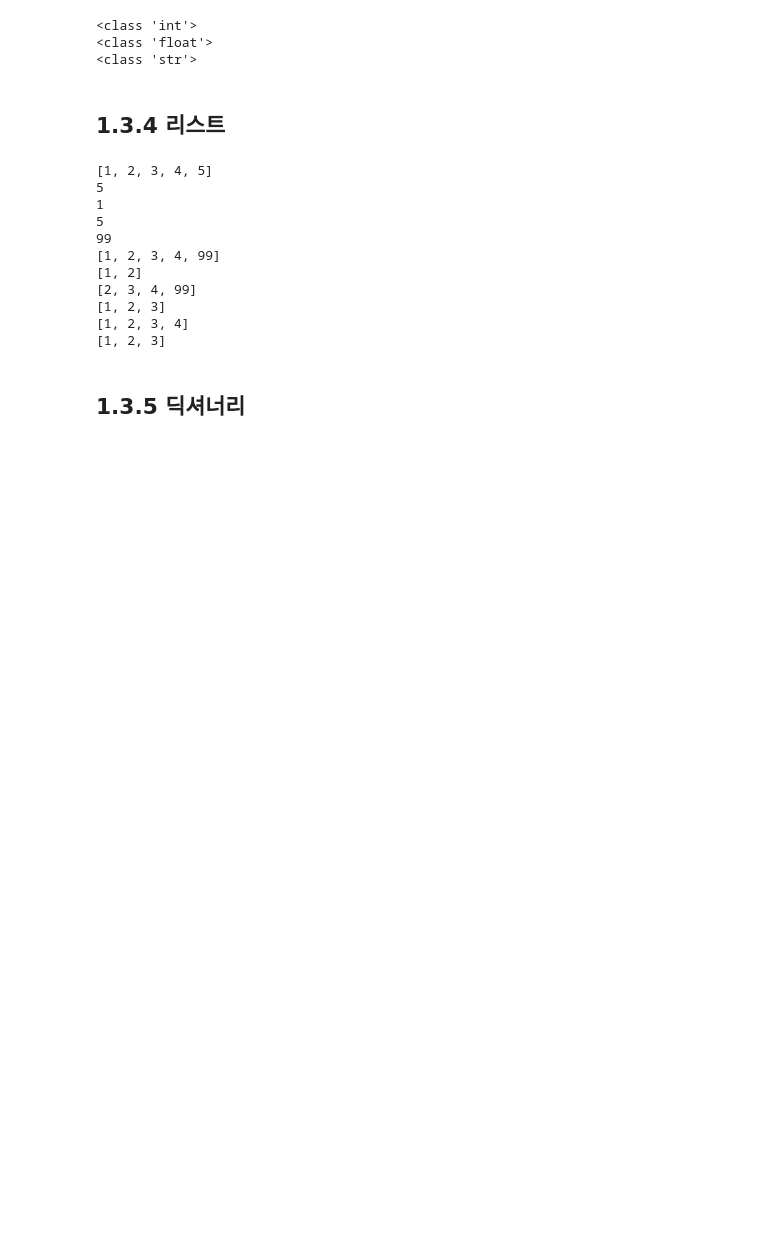
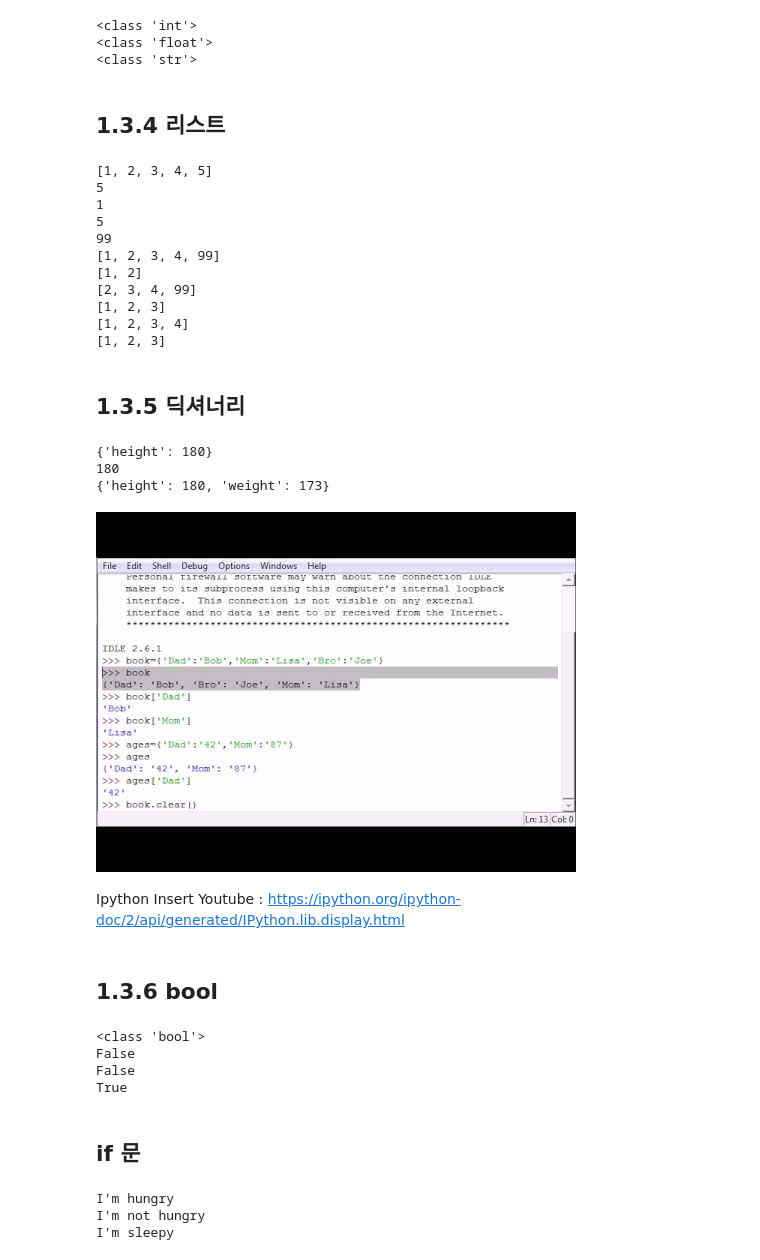
Before and after one commit to anteaterho/DeppLearningFormScratch, a Jupyter notebook: Chapter1_Hello Python.ipynb, the cells around one changed output. Saved outputs shown, nothing was run; the diff lists cells and outputs as text; code cells hidden in the pictures; blank space fills up the shorter version.

Commit message:
Add some youtube imbeded code

```diff
--- a/Chapter1_Hello Python.ipynb
+++ b/Chapter1_Hello Python.ipynb
@@ -39,3 +46,51 @@ print(a[:-2])
 [1, 2, 3]
 # %% [markdown]
 ## 1.3.5 딕셔너리
+# %%
+me = {'height':180}
+print(me)
+print(me['height'])
+me['weight'] = 173
+print(me)
+# %% [output]
+{'height': 180}
+180
+{'height': 180, 'weight': 173}
+# %%
+from IPython.lib.display import YouTubeVideo
+YouTubeVideo("2j7ox_zqM4g")
+# %% [output]
+[figure, added]
+# %% [markdown]
+Ipython Insert Youtube : https://ipython.org/ipython-doc/2/api/generated/IPython.lib.display.html
+# %% [markdown]
+## 1.3.6 bool
+# %%
+hungry = True
+sleepy = False
+print(type(hungry))
+print(not hungry)
+print(hungry and sleepy)
+print(hungry or sleepy)
+# %% [output]
+<class 'bool'>
+False
+False
+True
+# %% [markdown]
+## if 문
+# %%
+hungry = True
+if hungry:
+    print("I'm hungry")
+
+hungry = False
+if hungry:
+    print("I'm not hungry")
+else:
+    print("I'm not hungry")
+    print("I'm sleepy")
+# %% [output]
+I'm hungry
+I'm not hungry
+I'm sleepy
```
Also changed, not shown: parts of 2 cells of this notebook.
